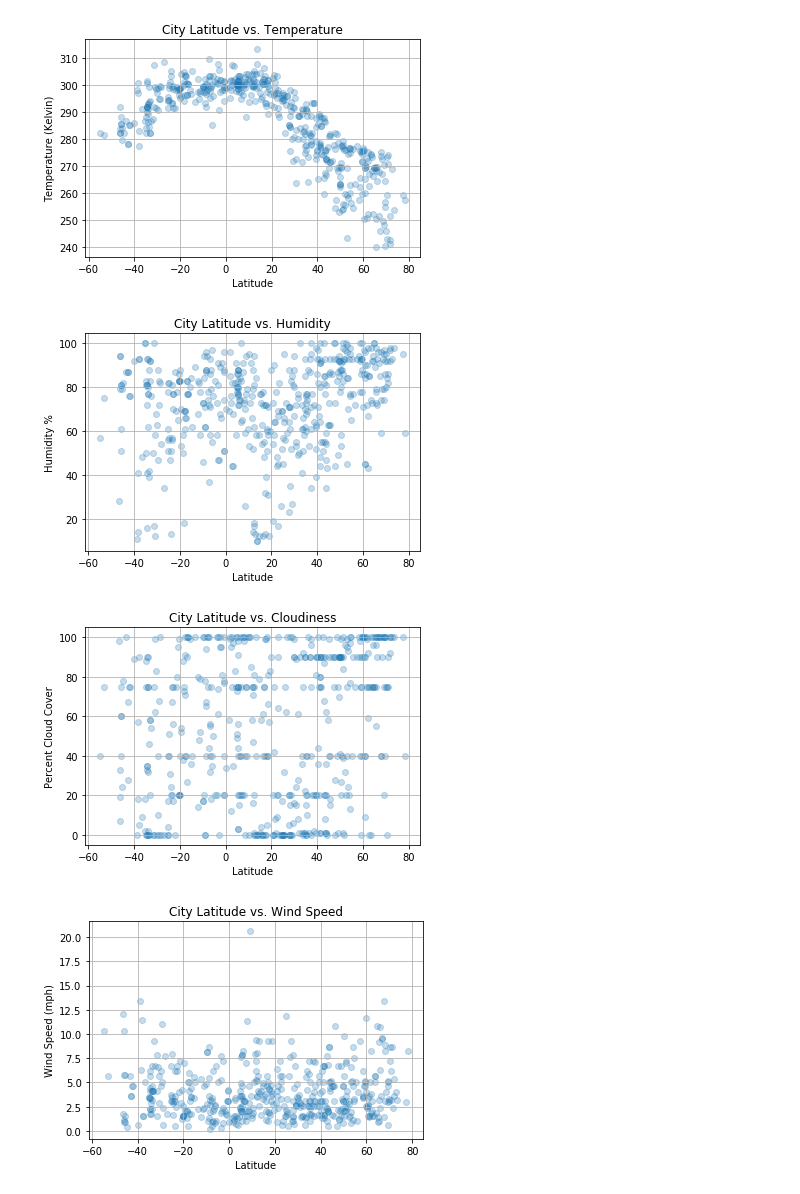
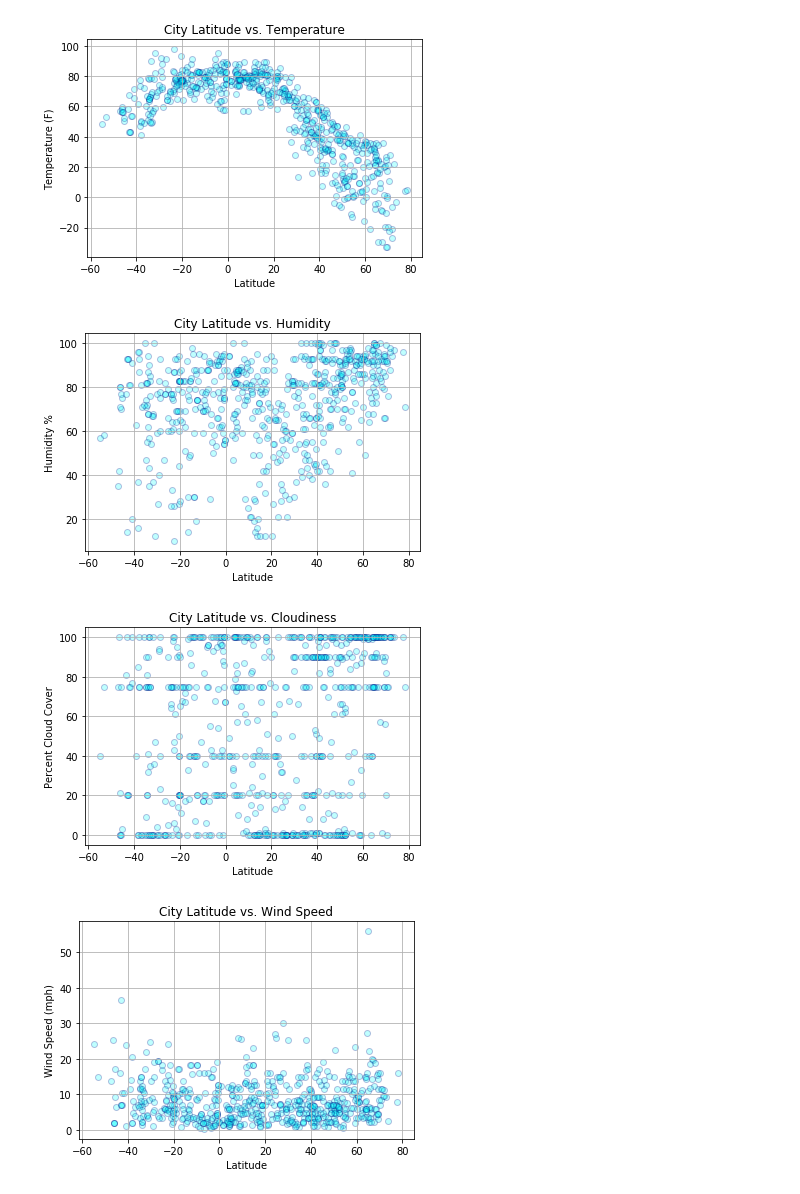
Before and after one commit to jjjjjeb/6_hw_python_api_challenge, a Jupyter notebook: WeatherPy/WeatherPy.ipynb, the cells around one changed output. Saved outputs shown, nothing was run; the diff lists cells and outputs as text; code cells hidden in the pictures.

```diff
--- a/WeatherPy/WeatherPy.ipynb
+++ b/WeatherPy/WeatherPy.ipynb
@@ -37,17 +45,17 @@ lat_lngs_q4 = []
 cities_q4 = []
 
 # Create a set of random lat and lng combinations
-lats1 = np.random.uniform(low=00.000, high=90.000, size=350)
-lngs1 = np.random.uniform(low=-180.000, high=00.000, size=350)
+lats1 = np.random.uniform(low=00.000, high=90.000, size=400)
+lngs1 = np.random.uniform(low=-180.000, high=00.000, size=400)
 
-lats2 = np.random.uniform(low=00.000, high=90.000, size=350)
-lngs2 = np.random.uniform(low=-00.000, high=180.000, size=350)
+lats2 = np.random.uniform(low=00.000, high=90.000, size=400)
+lngs2 = np.random.uniform(low=-00.000, high=180.000, size=400)
 
-lats3 = np.random.uniform(low=-90.000, high=00.000, size=400)
-lngs3 = np.random.uniform(low=-180.000, high=00.000, size=400)
+lats3 = np.random.uniform(low=-90.000, high=00.000, size=500)
+lngs3 = np.random.uniform(low=-180.000, high=00.000, size=500)
 
-lats4 = np.random.uniform(low=-90.000, high=00.000, size=350)
-lngs4 = np.random.uniform(low=-0.000, high=180.000, size=350)
+lats4 = np.random.uniform(low=-90.000, high=00.000, size=400)
+lngs4 = np.random.uniform(low=-0.000, high=180.000, size=400)
 
 lat_lngs_q1 = zip(lats1, lngs1)
 lat_lngs_q2 = zip(lats2, lngs2)
@@ -169,47 +184,51 @@ NameError: name 'Print' is not defined
 # %%
 temp_VS_lat = pd.DataFrame({"lat":lat, "temp": temp})
-plt.scatter(temp_VS_lat["lat"], temp_VS_lat["temp"], marker="o", alpha=.25)
+plt.scatter(temp_VS_lat["lat"], temp_VS_lat["temp"], marker="o", c="aqua", edgecolors= "navy", alpha=.25)
 
 plt.title("City Latitude vs. Temperature")
-plt.ylabel("Temperature (Kelvin)")
+plt.ylabel("Temperature (F)")
 plt.xlabel("Latitude")
 plt.grid(True)
+plt.savefig("Latitude_vs_Temp.png")
 plt.show()
 # %% [output]
-[figure, old version]
+[figure, new version]
 # %%
 hum_VS_lat = pd.DataFrame({"lat":lat, "hum": humidity})
-plt.scatter(hum_VS_lat["lat"], hum_VS_lat["hum"], marker="o", alpha=.25)
+plt.scatter(hum_VS_lat["lat"], hum_VS_lat["hum"], marker="o", c="aqua", edgecolors= "navy", alpha=.25)
 
 plt.title("City Latitude vs. Humidity")
 plt.ylabel("Humidity %")
 plt.xlabel("Latitude")
 plt.grid(True)
+plt.savefig("Latitude_vs_Humidity.png")
 plt.show()
 # %% [output]
-[figure, old version]
+[figure, new version]
 # %%
 cloud_VS_lat = pd.DataFrame({"lat":lat, "clou": cloudiness})
-plt.scatter(cloud_VS_lat["lat"], cloud_VS_lat["clou"], marker="o", alpha=.25)
+plt.scatter(cloud_VS_lat["lat"], cloud_VS_lat["clou"], marker="o", c="aqua", edgecolors= "navy", alpha=.25)
 
 plt.title("City Latitude vs. Cloudiness")
 plt.ylabel("Percent Cloud Cover")
 plt.xlabel("Latitude")
 plt.grid(True)
+plt.savefig("Latitude_vs_Cloudiness.png")
 plt.show()
 # %% [output]
-[figure, old version]
+[figure, new version]
 # %%
 wind_VS_lat = pd.DataFrame({"lat":lat, "wind": wind_speed})
-plt.scatter(wind_VS_lat["lat"], wind_VS_lat["wind"], marker="o", alpha=.25)
+plt.scatter(wind_VS_lat["lat"], wind_VS_lat["wind"], marker="o", c="aqua", edgecolors= "navy", alpha=.25)
 
 plt.title("City Latitude vs. Wind Speed")
 plt.ylabel("Wind Speed (mph)")
 plt.xlabel("Latitude")
 plt.grid(True)
+plt.savefig("Latitude_vs_Wind_Speed.png")
 plt.show()
 # %% [output]
-[figure, old version]
+[figure, new version]
 # %%
 global_weather_conditions_df = pd.DataFrame({
     "City Name": city_name,
```
Also changed, not shown: parts of 6 cells of this notebook, 5 other files.
